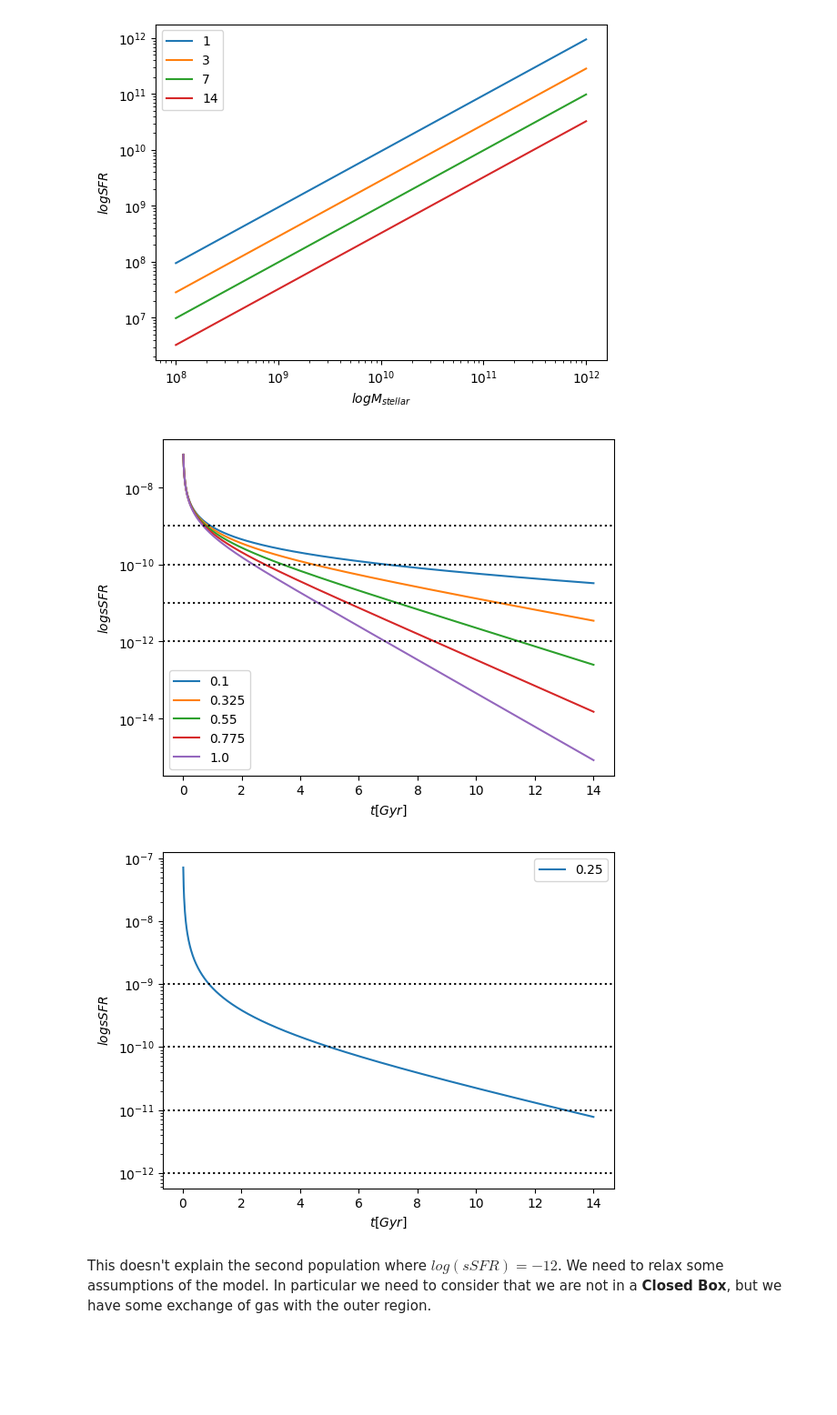
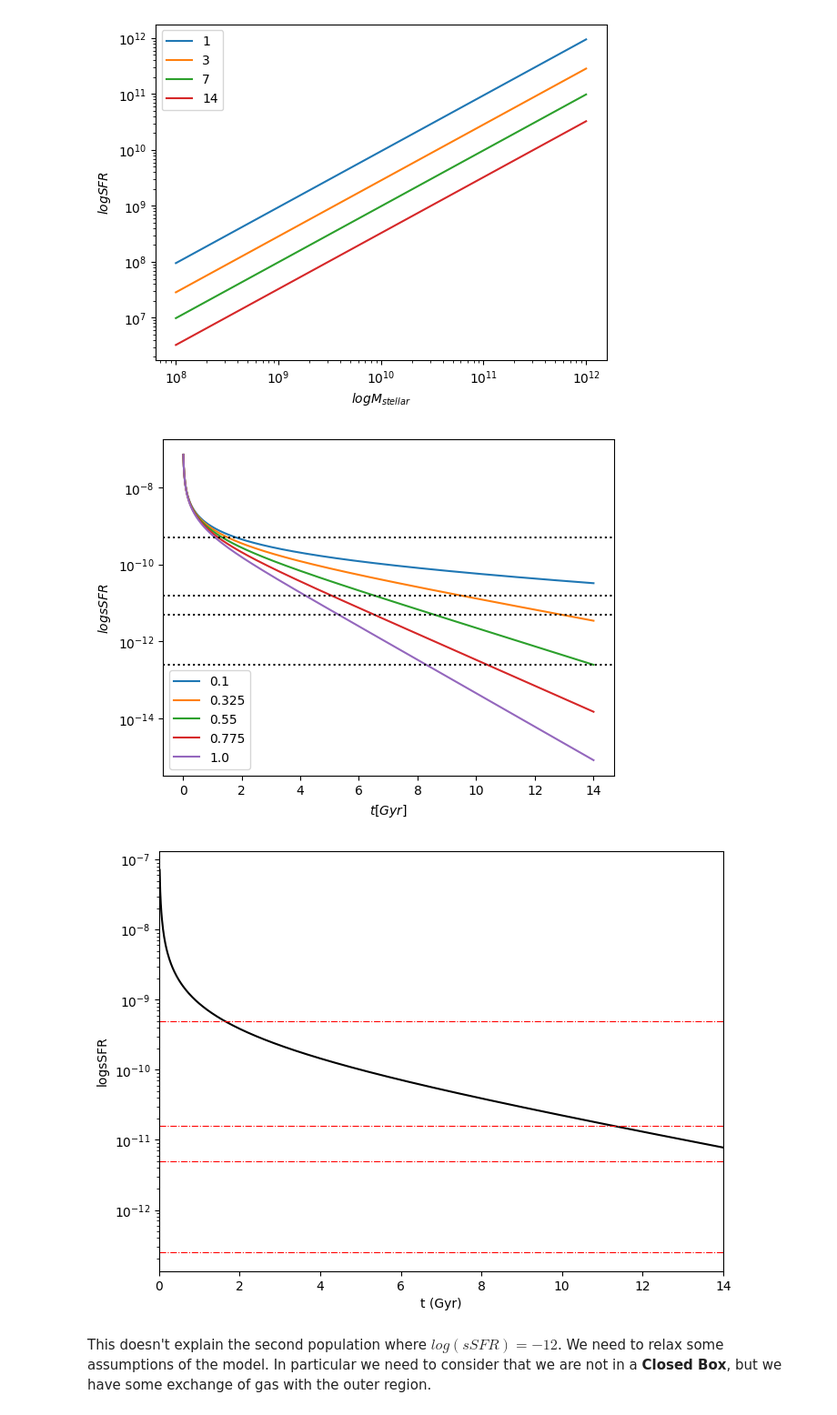
Before and after one commit to ElenaSofiaMangola/Laboratory-of-data-analysis, a Jupyter notebook: Lab.ipynb, the cells around one changed output. Shown at 91% size. Saved outputs shown, nothing was run; the diff lists cells and outputs as text; code cells hidden in the pictures; blank space fills up the shorter version.

Commit message:
Closed Box plot

```diff
--- a/Lab.ipynb
+++ b/Lab.ipynb
@@ -152,7 +152,7 @@ plt.show()
 epsilon = np.linspace(0.1,1,5)
 time = np.linspace(0,14,1000)
 
-lines = [10**(-9),10**(-10),10**(-11),10**(-12)]
+lines = [10**(-9.3),10**(-10.8),10**(-11.3),10**(-12.6)]
 
 for e in epsilon:
     plt.plot(time,SpecificSFR(e,time),label=e)
@@ -163,28 +163,33 @@ for i in lines:
 plt.semilogy()
 plt.xlabel("$t[Gyr]$")
 plt.ylabel("$logsSFR$")
+
 plt.legend()
 plt.show()
 # %% [output]
-[figure, old version]
+[figure, new version]
 # %%
 e = 0.25 # DAL PAPER (in Gyr^(-1))
 time = np.linspace(0,14,1000)
 
-lines = [10**(-9),10**(-10),10**(-11),10**(-12)]
+lines = [10**(-9.3),10**(-10.8),10**(-11.3),10**(-12.6)]
 
-plt.plot(time,SpecificSFR(e,time),label=e)
+fig = plt.figure(figsize=(8, 6))
+plt.plot(time,SpecificSFR(e,time),color = "black", label=e)
 
+l_width=0.8
 for i in lines:
-    plt.axhline(i, c='black', ls='dotted')
+    plt.axhline(i, color='r', linestyle='-.', linewidth=l_width)
+
 
 plt.semilogy()
-plt.xlabel("$t[Gyr]$")
-plt.ylabel("$logsSFR$")
-plt.legend()
+plt.xlabel('t (Gyr)')
+plt.ylabel('logsSFR')
+
+plt.xlim(0, 14)
 plt.show()
 # %% [output]
-[figure, old version]
+[figure, new version]
 # %% [markdown]
 This doesn't explain the second population where $log(sSFR) = -12$. We need to relax some assumptions of the model.
 In particular we need to consider that we are not in a **Closed Box**, but we have some exchange of gas with the outer region.
```
Also changed, not shown: parts of 1 cell of this notebook, 1 other file.
